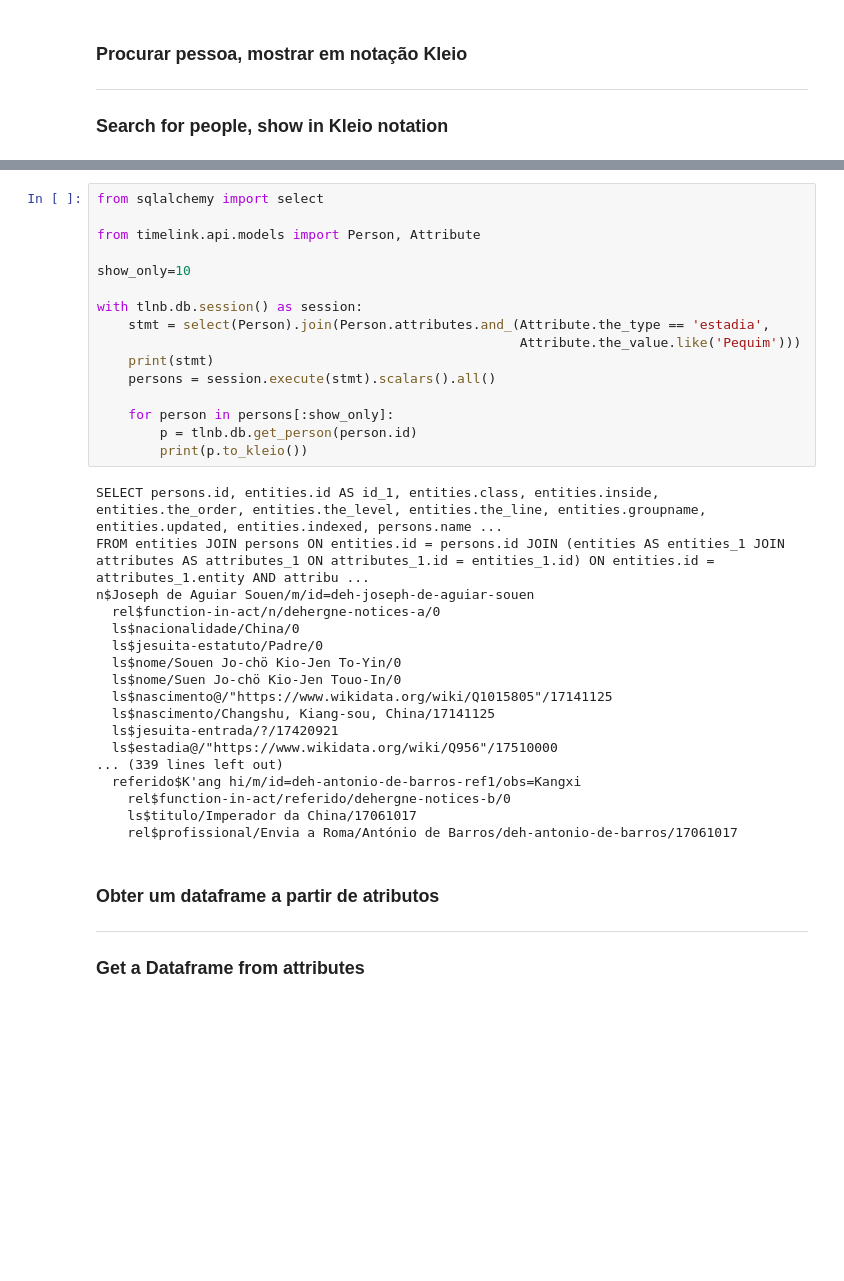
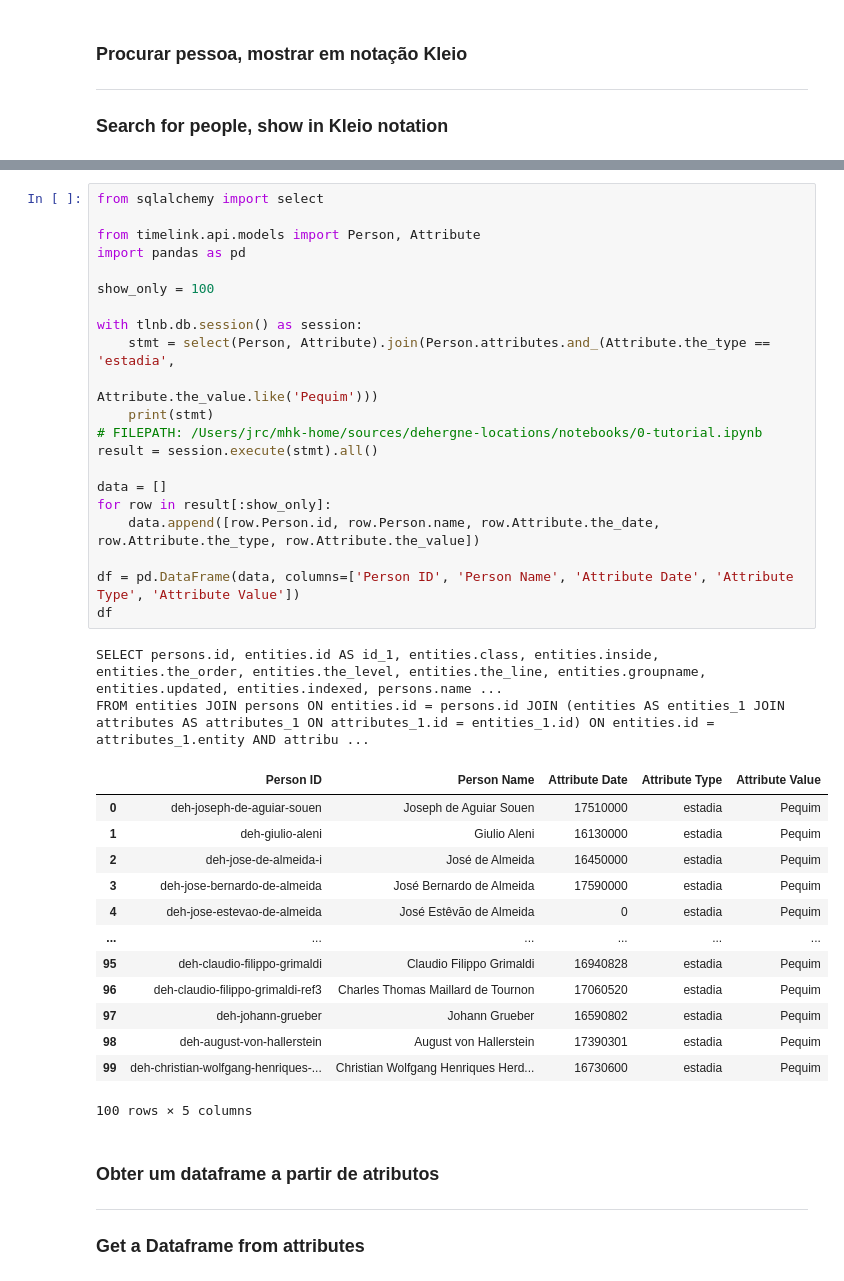
Before and after one commit to joaquimrcarvalho/dehergne-locations, a Jupyter notebook: notebooks/0-tutorial.ipynb, the cells around one changed output, grey strips where cells are left out. Drawn from its saved outputs; the diff is of its cells as text; blank space fills up the shorter version.

Commit message:
Improved tutorial

```diff
--- a/notebooks/0-tutorial.ipynb
+++ b/notebooks/0-tutorial.ipynb
@@ -214,37 +215,40 @@ pai$Giovanni Battista Ricci/m/id=deh-matteo-ricci-pai
 # %%
 from sqlalchemy import select
 
 from timelink.api.models import Person, Attribute
+import pandas as pd
 
-show_only=10
+show_only = 100
 
 with tlnb.db.session() as session:
-    stmt = select(Person).join(Person.attributes.and_(Attribute.the_type == 'estadia',
-                                                      Attribute.the_value.like('Pequim')))
+    stmt = select(Person, Attribute).join(Person.attributes.and_(Attribute.the_type == 'estadia',
+                                                                 Attribute.the_value.like('Pequim')))
     print(stmt)
-    persons = session.execute(stmt).scalars().all()
+# FILEPATH: /Users/jrc/mhk-home/sources/dehergne-locations/notebooks/0-tutorial.ipynb
+result = session.execute(stmt).all()
 
-    for person in persons[:show_only]:
-        p = tlnb.db.get_person(person.id)
-        print(p.to_kleio())
+data = []
+for row in result[:show_only]:
+    data.append([row.Person.id, row.Person.name, row.Attribute.the_date, row.Attribute.the_type, row.Attribute.the_value])
+
+df = pd.DataFrame(data, columns=['Person ID', 'Person Name', 'Attribute Date', 'Attribute Type', 'Attribute Value'])
+df
 # %% [output]
 SELECT persons.id, entities.id AS id_1, entities.class, entities.inside, entities.the_order, entities.the_level, entities.the_line, entities.groupname, entities.updated, entities.indexed, persons.name ...
 FROM entities JOIN persons ON entities.id = persons.id JOIN (entities AS entities_1 JOIN attributes AS attributes_1 ON attributes_1.id = entities_1.id) ON entities.id = attributes_1.entity AND attribu ...
-n$Joseph de Aguiar Souen/m/id=deh-joseph-de-aguiar-souen
-  rel$function-in-act/n/dehergne-notices-a/0
-  ls$nacionalidade/China/0
-  ls$jesuita-estatuto/Padre/0
-  ls$nome/Souen Jo-chö Kio-Jen To-Yin/0
-  ls$nome/Suen Jo-chö Kio-Jen Touo-In/0
-  ls$nascimento@/"https://www.wikidata.org/wiki/Q1015805"/17141125
-  ls$nascimento/Changshu, Kiang-sou, China/17141125
-  ls$jesuita-entrada/?/17420921
-  ls$estadia@/"https://www.wikidata.org/wiki/Q956"/17510000
-... (339 lines left out)
-  referido$K'ang hi/m/id=deh-antonio-de-barros-ref1/obs=Kangxi
-    rel$function-in-act/referido/dehergne-notices-b/0
-    ls$titulo/Imperador da China/17061017
-    rel$profissional/Envia a Roma/António de Barros/deh-antonio-de-barros/17061017
+|  | Person ID | Person Name | Attribute Date | Attribute Type | Attribute Value |
+| 0 | deh-joseph-de-aguiar-souen | Joseph de Aguiar Souen | 17510000 | estadia | Pequim |
+| 1 | deh-giulio-aleni | Giulio Aleni | 16130000 | estadia | Pequim |
+| 2 | deh-jose-de-almeida-i | José de Almeida | 16450000 | estadia | Pequim |
+| 3 | deh-jose-bernardo-de-almeida | José Bernardo de Almeida | 17590000 | estadia | Pequim |
+| 4 | deh-jose-estevao-de-almeida | José Estêvão de Almeida | 0 | estadia | Pequim |
+| ... | ... | ... | ... | ... | ... |
+| 95 | deh-claudio-filippo-grimaldi | Claudio Filippo Grimaldi | 16940828 | estadia | Pequim |
+| 96 | deh-claudio-filippo-grimaldi-ref3 | Charles Thomas Maillard de Tournon | 17060520 | estadia | Pequim |
+| 97 | deh-johann-grueber | Johann Grueber | 16590802 | estadia | Pequim |
+| 98 | deh-august-von-hallerstein | August von Hallerstein | 17390301 | estadia | Pequim |
+| 99 | deh-christian-wolfgang-henriques-... | Christian Wolfgang Henriques Herd... | 16730600 | estadia | Pequim |
+100 rows × 5 columns
 # %% [markdown]
 
 
```
Also changed, not shown: parts of 5 cells of this notebook.
